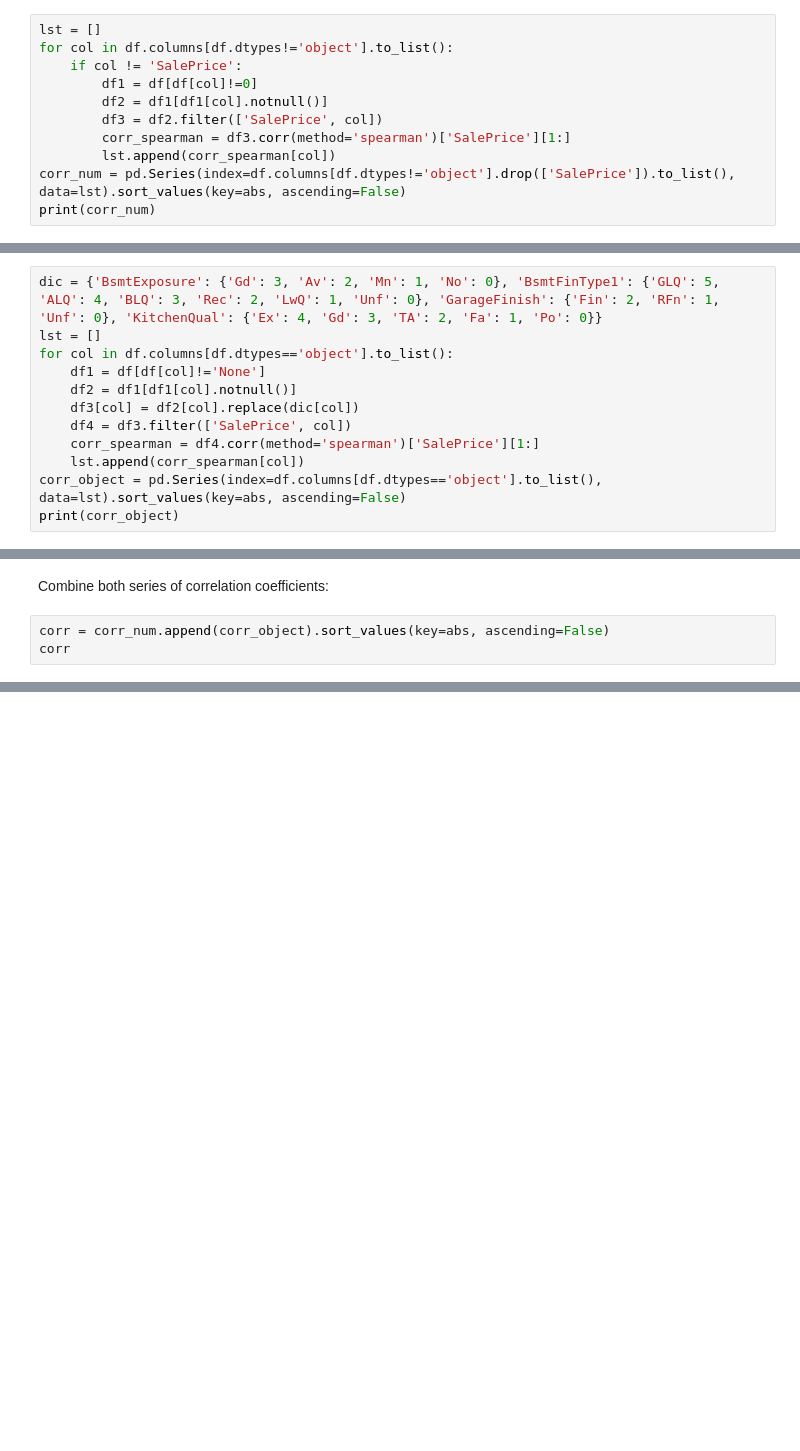
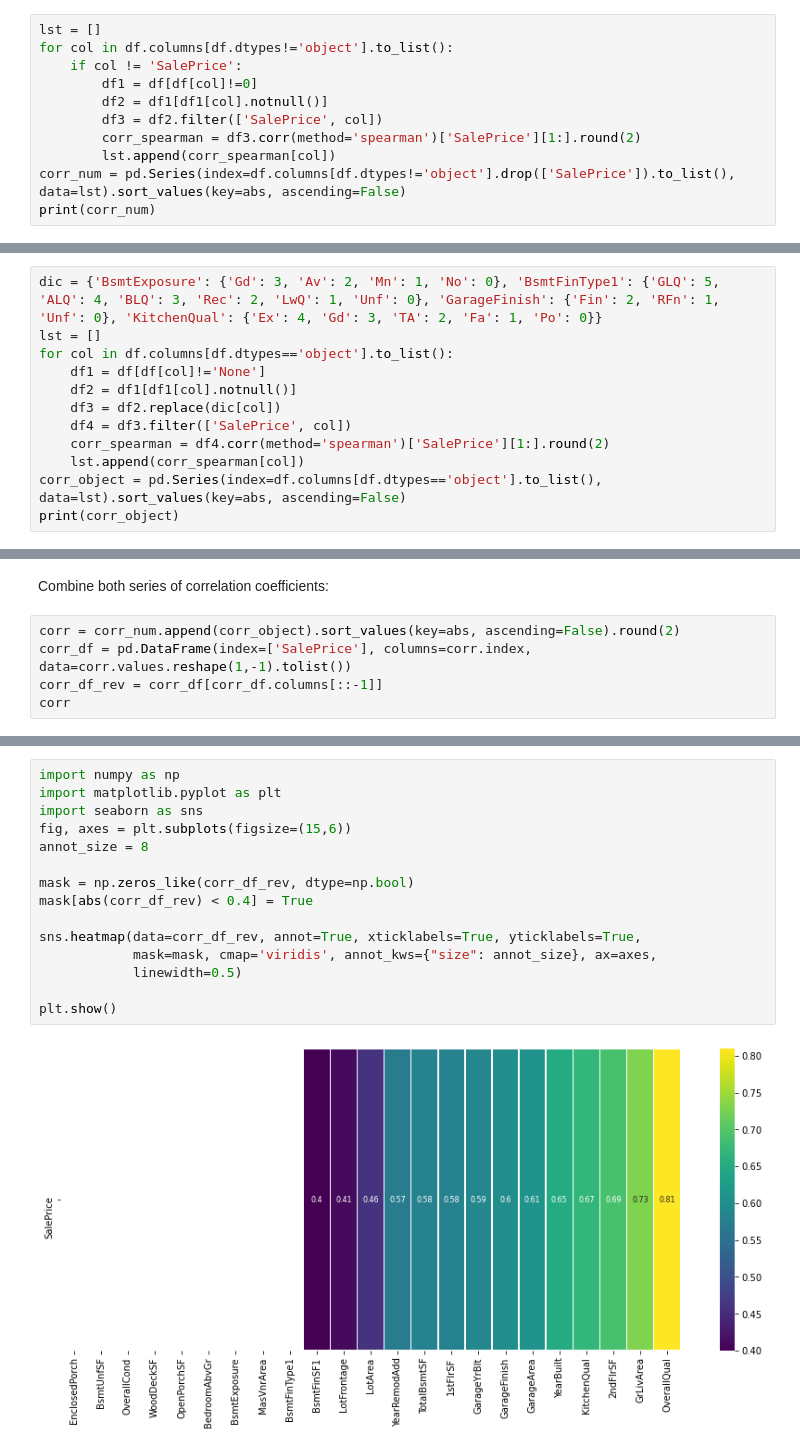
Before and after one commit to faridjos/milestone-project-heritage-housing-issues, a Jupyter notebook: jupyter_notebooks/HouseSellPrices.ipynb, the cells around one changed output, grey strips where cells are left out. Drawn from its saved outputs; the diff is of its cells as text; blank space fills up the shorter version.

Commit message:
Create a heat map for correlation coefficients and scatter plots for the correlated attributes against the sell price. Finish the HouseSellPrices notebook

```diff
--- a/jupyter_notebooks/HouseSellPrices.ipynb
+++ b/jupyter_notebooks/HouseSellPrices.ipynb
@@ -84,7 +84,7 @@ for col in df.columns[df.dtypes!='object'].to_list():
         df1 = df[df[col]!=0]
         df2 = df1[df1[col].notnull()]
         df3 = df2.filter(['SalePrice', col])
-        corr_spearman = df3.corr(method='spearman')['SalePrice'][1:]
+        corr_spearman = df3.corr(method='spearman')['SalePrice'][1:].round(2)
         lst.append(corr_spearman[col])
 corr_num = pd.Series(index=df.columns[df.dtypes!='object'].drop(['SalePrice']).to_list(), data=lst).sort_values(key=abs, ascending=False)
 print(corr_num)
@@ -125,9 +125,9 @@ lst = []
 for col in df.columns[df.dtypes=='object'].to_list():
     df1 = df[df[col]!='None']
     df2 = df1[df1[col].notnull()]
-    df3[col] = df2[col].replace(dic[col])
+    df3 = df2.replace(dic[col])
     df4 = df3.filter(['SalePrice', col])
-    corr_spearman = df4.corr(method='spearman')['SalePrice'][1:]
+    corr_spearman = df4.corr(method='spearman')['SalePrice'][1:].round(2)
     lst.append(corr_spearman[col])
 corr_object = pd.Series(index=df.columns[df.dtypes=='object'].to_list(), data=lst).sort_values(key=abs, ascending=False)
 print(corr_object)
@@ -140,6 +140,8 @@ dtype: float64
 # %% [markdown]
 Combine both series of correlation coefficients:
 # %%
-corr = corr_num.append(corr_object).sort_values(key=abs, ascending=False)
+corr = corr_num.append(corr_object).sort_values(key=abs, ascending=False).round(2)
+corr_df = pd.DataFrame(index=['SalePrice'], columns=corr.index, data=corr.values.reshape(1,-1).tolist())
+corr_df_rev = corr_df[corr_df.columns[::-1]]
 corr
 # %% [output]
@@ -164,0 +169,17 @@ dtype: float64
+# %%
+import numpy as np
+import matplotlib.pyplot as plt
+import seaborn as sns
+fig, axes = plt.subplots(figsize=(15,6))
+annot_size = 8
+
+mask = np.zeros_like(corr_df_rev, dtype=np.bool)
+mask[abs(corr_df_rev) < 0.4] = True
+
+sns.heatmap(data=corr_df_rev, annot=True, xticklabels=True, yticklabels=True,
+            mask=mask, cmap='viridis', annot_kws={"size": annot_size}, ax=axes,
+            linewidth=0.5)
+
+plt.show()
+# %% [output]
+[figure, added]
```
Also changed, not shown: parts of 13 cells of this notebook, 1 other file.
